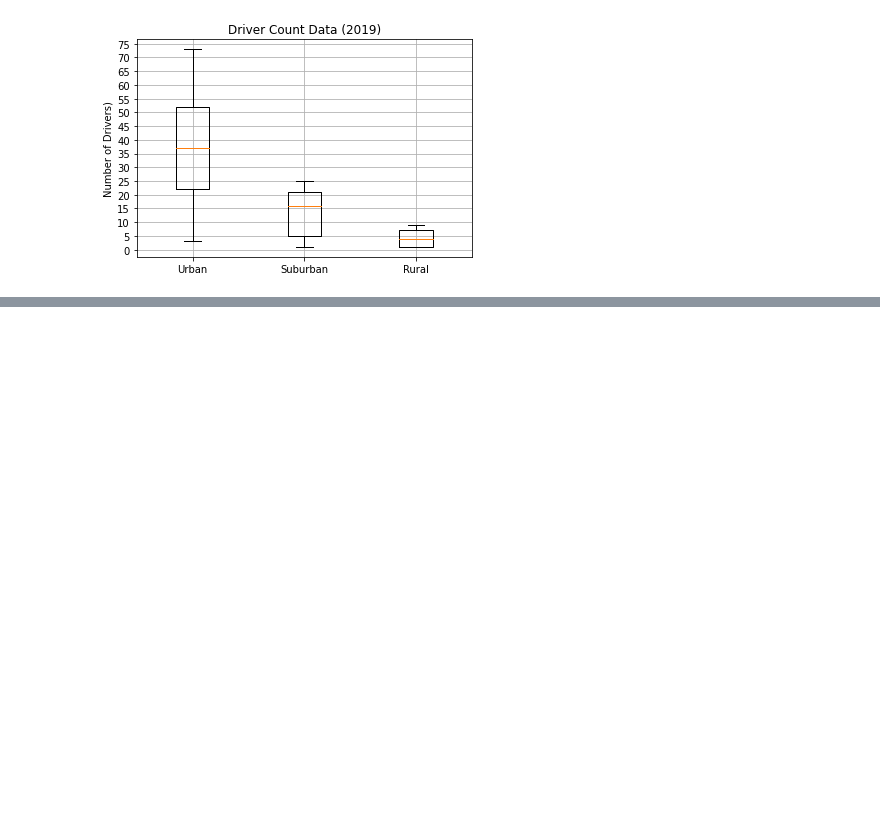
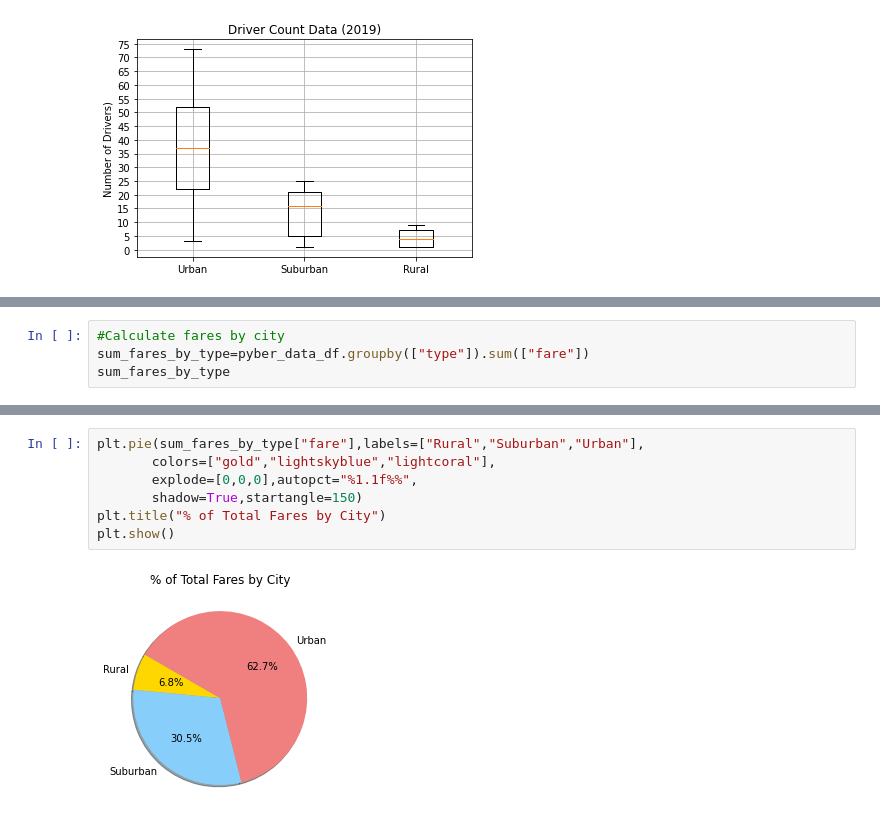
Before and after one commit to kylejohnsonks/PyBer_Analysis, a Jupyter notebook: PyBer.ipynb, the cells around one changed output, grey strips where cells are left out. Saved outputs shown, nothing was run; the diff lists cells and outputs as text; blank space fills up the shorter version.

Commit message:
create fig 5 graphic

```diff
--- a/PyBer.ipynb
+++ b/PyBer.ipynb
@@ -674,0 +678,4 @@ plt.show()
+# %%
+#Calculate fares by city
+sum_fares_by_type=pyber_data_df.groupby(["type"]).sum(["fare"])
+sum_fares_by_type
@@ -674,0 +705,9 @@ plt.show()
+# %%
+plt.pie(sum_fares_by_type["fare"],labels=["Rural","Suburban","Urban"],
+       colors=["gold","lightskyblue","lightcoral"],
+       explode=[0,0,0],autopct="%1.1f%%",
+       shadow=True,startangle=150)
+plt.title("% of Total Fares by City")
+plt.show()
+# %% [output]
+[figure, added]
```
Also changed, not shown: parts of 5 cells of this notebook, 1 other file.
